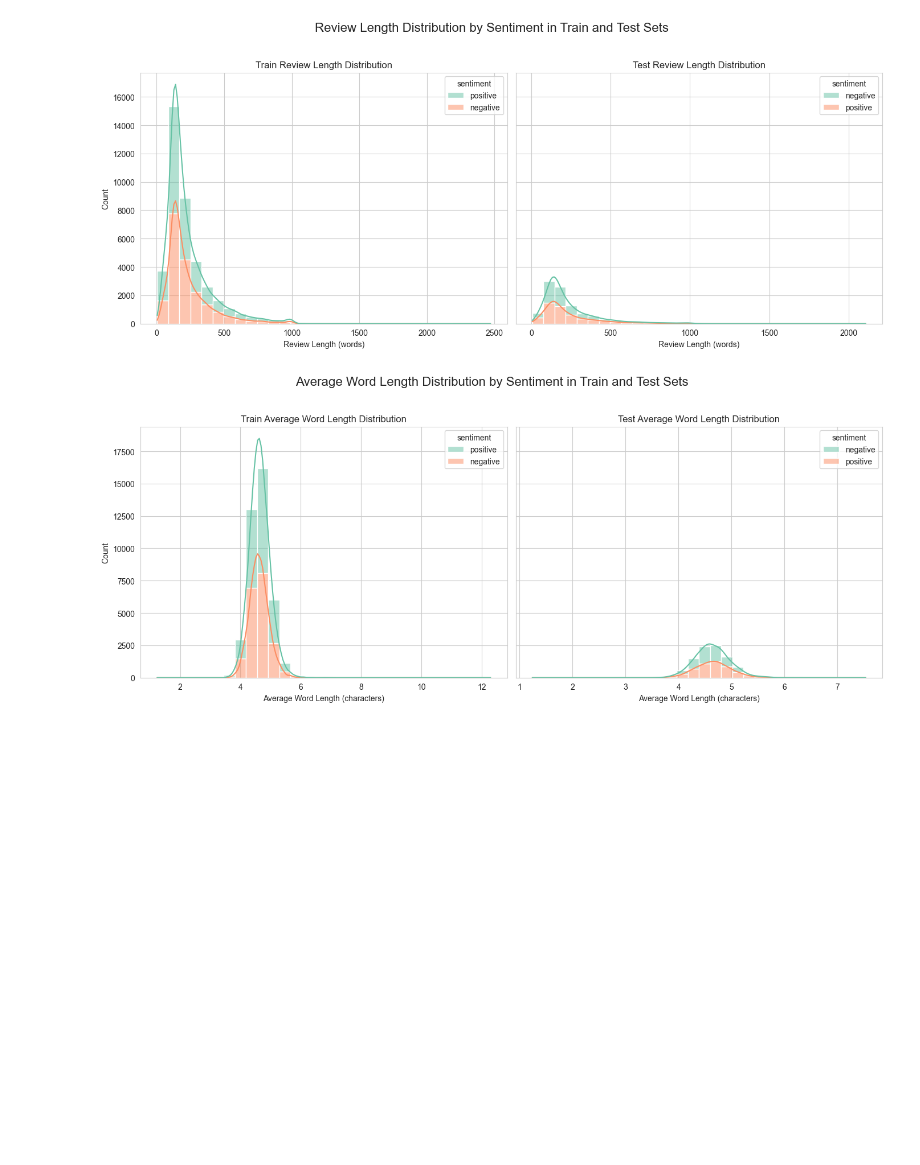
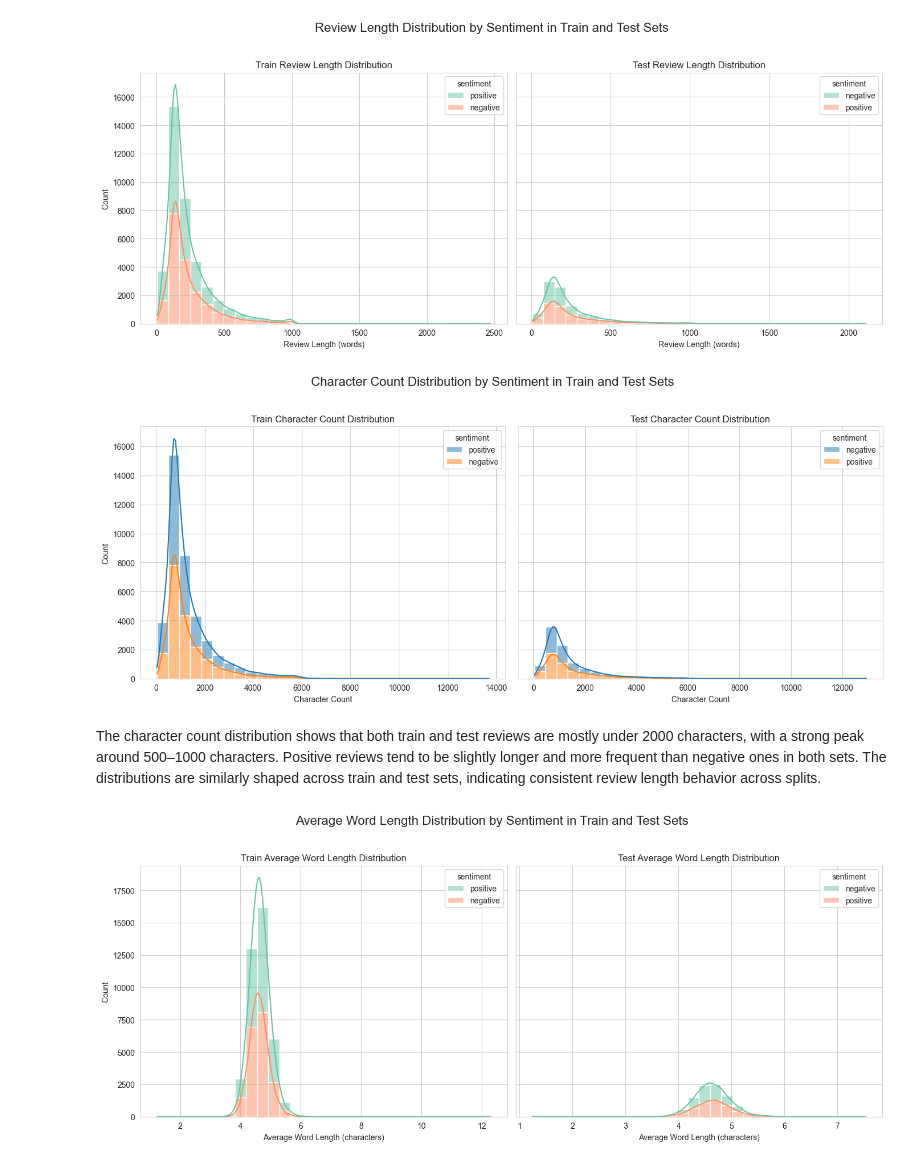
Before and after one commit to AmbekarTejas-epam/Final_Project, a Jupyter notebook: notebooks/Final_Project.ipynb, the cells around one changed output. Drawn from its saved outputs; the diff is of its cells as text; code cells hidden in the pictures; blank space fills up the shorter version.

```diff
--- a/notebooks/Final_Project.ipynb
+++ b/notebooks/Final_Project.ipynb
@@ -379,6 +402,13 @@ Passing `palette` without assigning `hue` is deprecated and will be removed in v
 eda.plot_review_length_distributions()
 # %% [output]
 [figure]
+# %%
+# Run char count distribution
+eda.plot_char_count_distributions()
+# %% [output]
+[figure, added]
+# %% [markdown]
+The character count distribution shows that both train and test reviews are mostly under 2000 characters, with a strong peak around 500–1000 characters. Positive reviews tend to be slightly longer and more frequent than negative ones in both sets. The distributions are similarly shaped across train and test sets, indicating consistent review length behavior across splits.
 # %%
 # Run average word length distribution
 eda.plot_avg_word_len_distributions()
```
Also changed, not shown: parts of 9 cells of this notebook, 3 other files.
